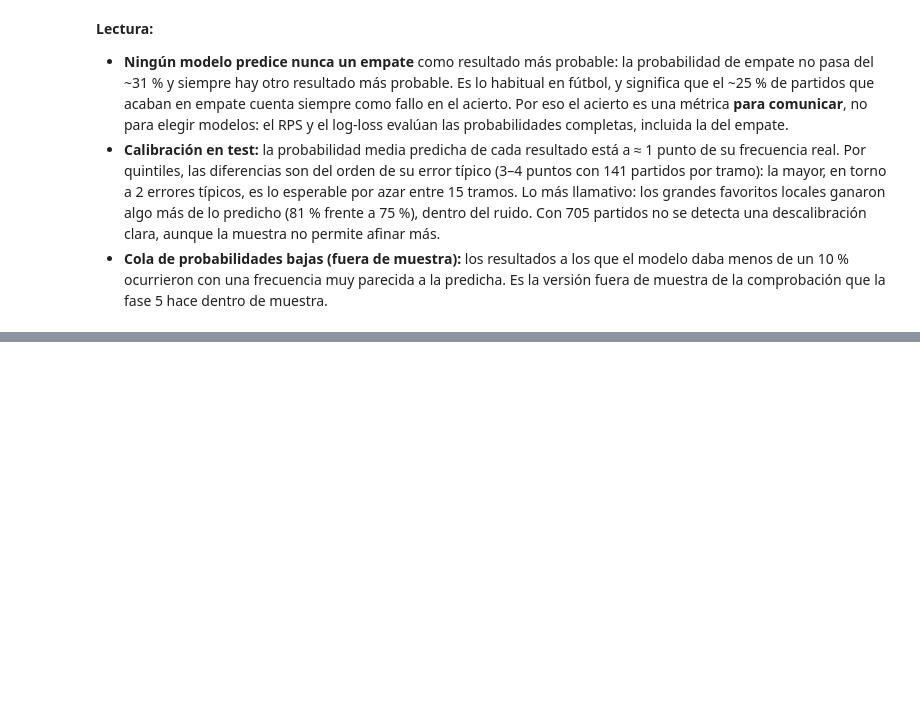
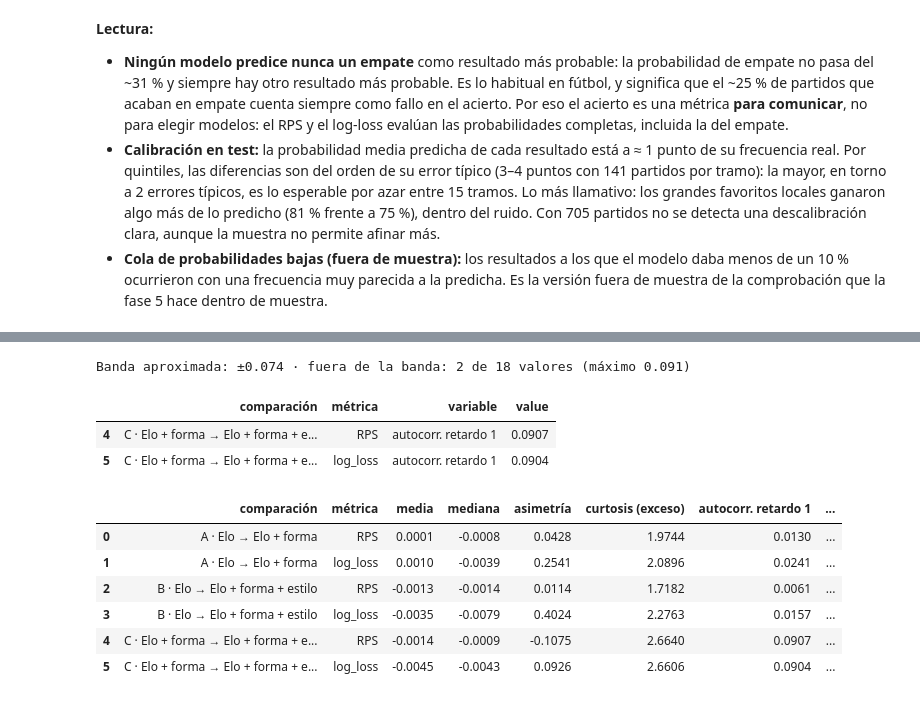
Before and after one commit to vtinezdev/laliga-analisis, a Jupyter notebook: notebooks/04_modelo.ipynb, the cells around one changed output, grey strips where cells are left out. Saved outputs shown, nothing was run; the diff lists cells and outputs as text; code cells hidden in the pictures; blank space fills up the shorter version.

```diff
--- a/notebooks/04_modelo.ipynb
+++ b/notebooks/04_modelo.ipynb
@@ -1129,0 +1194,33 @@ ocurrio = np.stack([elegido.resultado == r for r in ORDEN_RES], axis=1).astype(f
+# %%
+filas = []
+for base, nuevo, etiqueta in COMPARACIONES_TEST:
+    for metrica in ("RPS", "log_loss"):
+        d = (perdidas[nuevo][metrica] - perdidas[base][metrica]).to_numpy()
+        filas.append({"comparación": etiqueta, "métrica": metrica, "media": d.mean(), "mediana": np.median(d),
+                      "asimetría": stats.skew(d), "curtosis (exceso)": stats.kurtosis(d),
+                      **{f"autocorr. retardo {k}": np.corrcoef(d[:-k], d[k:])[0, 1] for k in (1, 2, 3)},
+                      "p t pareada": stats.ttest_rel(perdidas[nuevo][metrica], perdidas[base][metrica]).pvalue,
+                      "p Wilcoxon (no se usa)": stats.wilcoxon(d).pvalue})
+supuestos = pd.DataFrame(filas)
+
+# Banda aproximada ±1,96/√n: rango del 95 % de cada autocorrelación POR SEPARADO si no hubiera autocorrelación
+banda = 1.96 / np.sqrt(len(d))
+autocorr = supuestos.melt(id_vars=["comparación", "métrica"], value_vars=[c for c in supuestos if c.startswith("autocorr.")])
+fuera = autocorr[autocorr.value.abs() > banda]
+print(f"Banda aproximada: ±{banda:.3f} · fuera de la banda: {len(fuera)} de {len(autocorr)} valores "
+      f"(máximo {autocorr.value.abs().max():.3f})")
+display(fuera.round(4))
+assert fuera[["comparación", "variable"]].values.tolist() == [["C · Elo + forma → Elo + forma + estilo", "autocorr. retardo 1"]] * 2
+supuestos.round(4)
+# %% [output]
+Banda aproximada: ±0.074 · fuera de la banda: 2 de 18 valores (máximo 0.091)
+|  | comparación | métrica | variable | value |
+| 4 | C · Elo + forma → Elo + forma + e... | RPS | autocorr. retardo 1 | 0.0907 |
+| 5 | C · Elo + forma → Elo + forma + e... | log_loss | autocorr. retardo 1 | 0.0904 |
+|  | comparación | métrica | media | mediana | asimetría | curtosis (exceso) | autocorr. retardo 1 | ... |
+| 0 | A · Elo → Elo + forma | RPS | 0.0001 | -0.0008 | 0.0428 | 1.9744 | 0.0130 | ... |
+| 1 | A · Elo → Elo + forma | log_loss | 0.0010 | -0.0039 | 0.2541 | 2.0896 | 0.0241 | ... |
+| 2 | B · Elo → Elo + forma + estilo | RPS | -0.0013 | -0.0014 | 0.0114 | 1.7182 | 0.0061 | ... |
+| 3 | B · Elo → Elo + forma + estilo | log_loss | -0.0035 | -0.0079 | 0.4024 | 2.2763 | 0.0157 | ... |
+| 4 | C · Elo + forma → Elo + forma + e... | RPS | -0.0014 | -0.0009 | -0.1075 | 2.6640 | 0.0907 | ... |
+| 5 | C · Elo + forma → Elo + forma + e... | log_loss | -0.0045 | -0.0043 | 0.0926 | 2.6606 | 0.0904 | ... |
```
Also changed, not shown: parts of 15 cells of this notebook, 6 other files.
